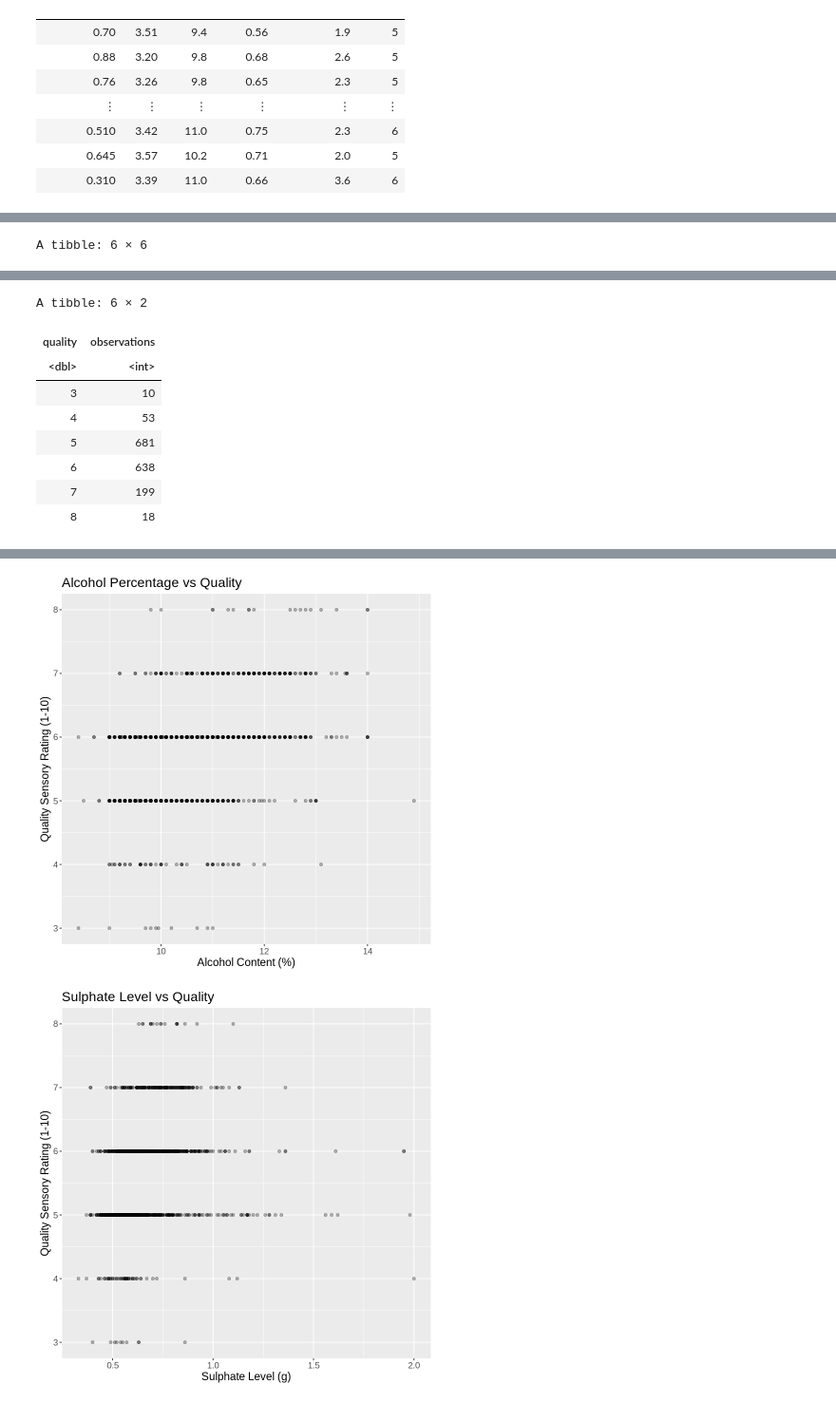
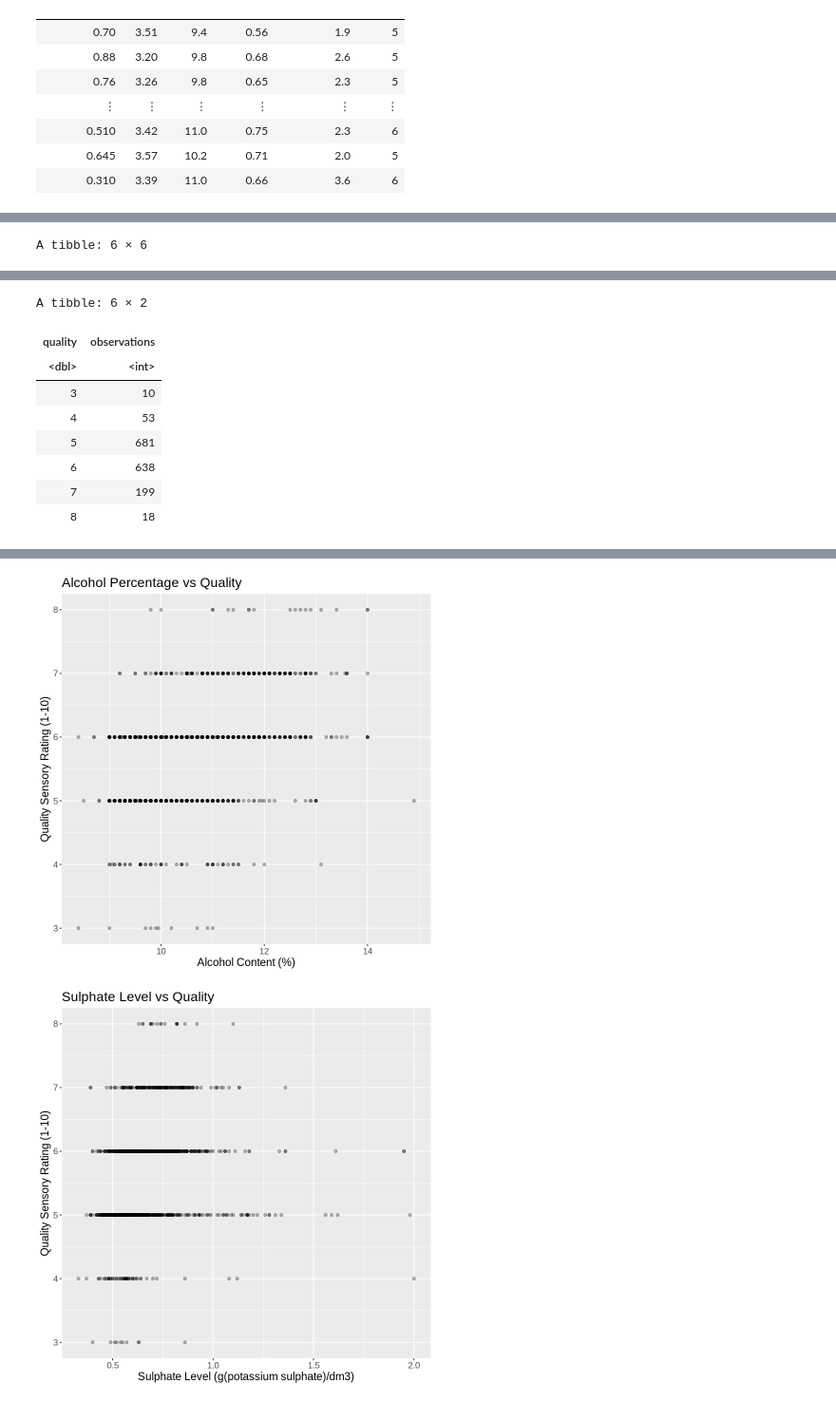
Before and after one commit to meganxu4/dsci100-group-proposal, a Jupyter notebook: proposal.ipynb, the cells around one changed output, grey strips where cells are left out. Shown at 95% size. Saved outputs shown, nothing was run; the diff lists cells and outputs as text; code cells hidden in the pictures.

```diff
--- a/proposal.ipynb
+++ b/proposal.ipynb
@@ -119,7 +125,7 @@ quality_num_plot
 
 acidity_quality_plot <- ggplot(wine_quality, aes(x = volatile.acidity, y = quality)) +
                         geom_point(alpha = 0.3) +
-                        labs(x = "Volatile Acidity (mL)",
+                        labs(x = "Volatile Acidity (g(acetic acid)/dm3)",
                          y = "Quality Sensory Rating (1-10)",
                          title = "Volatile Acidity vs Quality") +
                         theme(text = element_text(size=14))
@@ -135,7 +141,7 @@ pH_quality_plot
 
 sugar_quality_plot <- ggplot(wine_quality, aes(x = residual.sugar, y = quality)) +
                         geom_point(alpha = 0.3) +
-                        labs(x = "Residual Sugar (g)",
+                        labs(x = "Residual Sugar (g/dm3)",
                          y = "Quality Sensory Rating (1-10)",
                          title = "Residual Sugar vs Quality") +
                         theme(text = element_text(size=14))
@@ -151,7 +157,7 @@ alc_quality_plot
 
 sulph_quality_plot <- ggplot(wine_quality, aes(x = sulphates, y = quality)) +
                         geom_point(alpha = 0.3) +
-                        labs(x = "Sulphate Level (g)",
+                        labs(x = "Sulphate Level (g(potassium sulphate)/dm3)",
                          y = "Quality Sensory Rating (1-10)",
                          title = "Sulphate Level vs Quality") +
                         theme(text = element_text(size=14))
@@ -192,2 +198,2 @@ A tibble: 6 × 2
 [figure]
-[figure, old version]
+[figure, new version]
```
Also changed, not shown: parts of 3 cells of this notebook.
